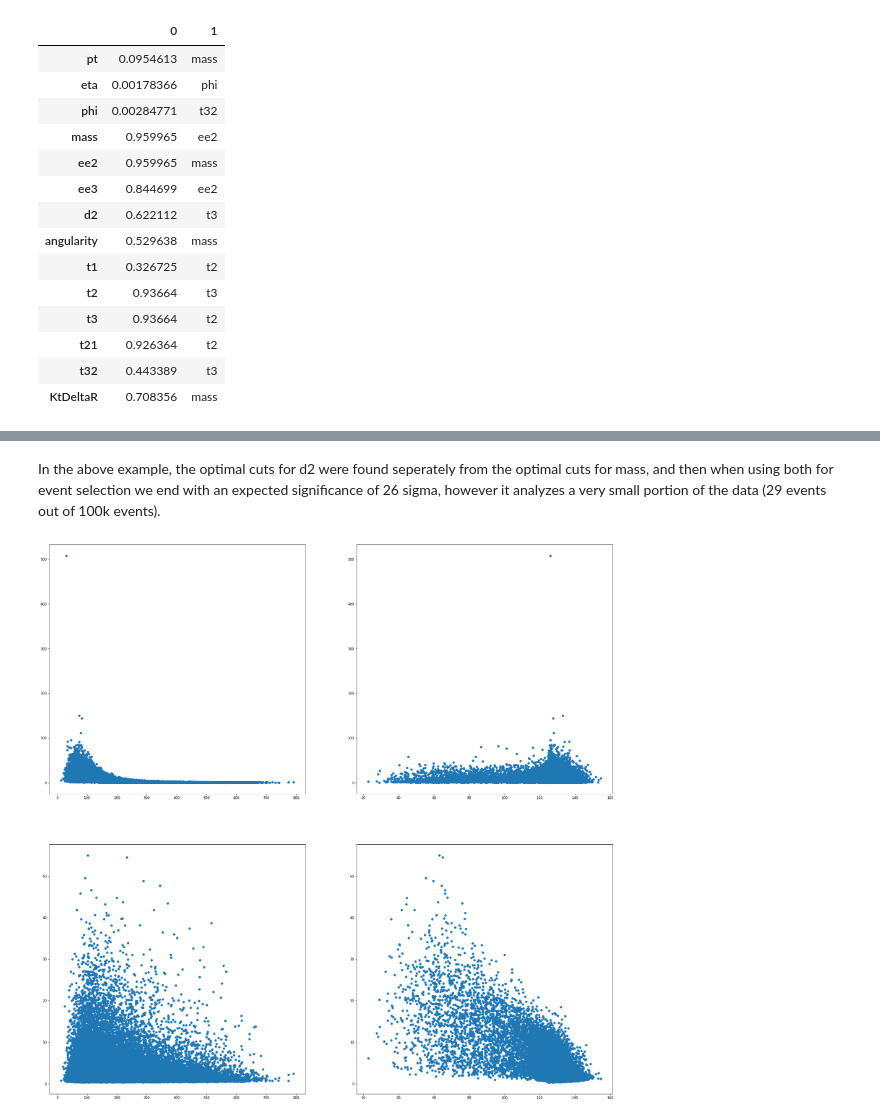
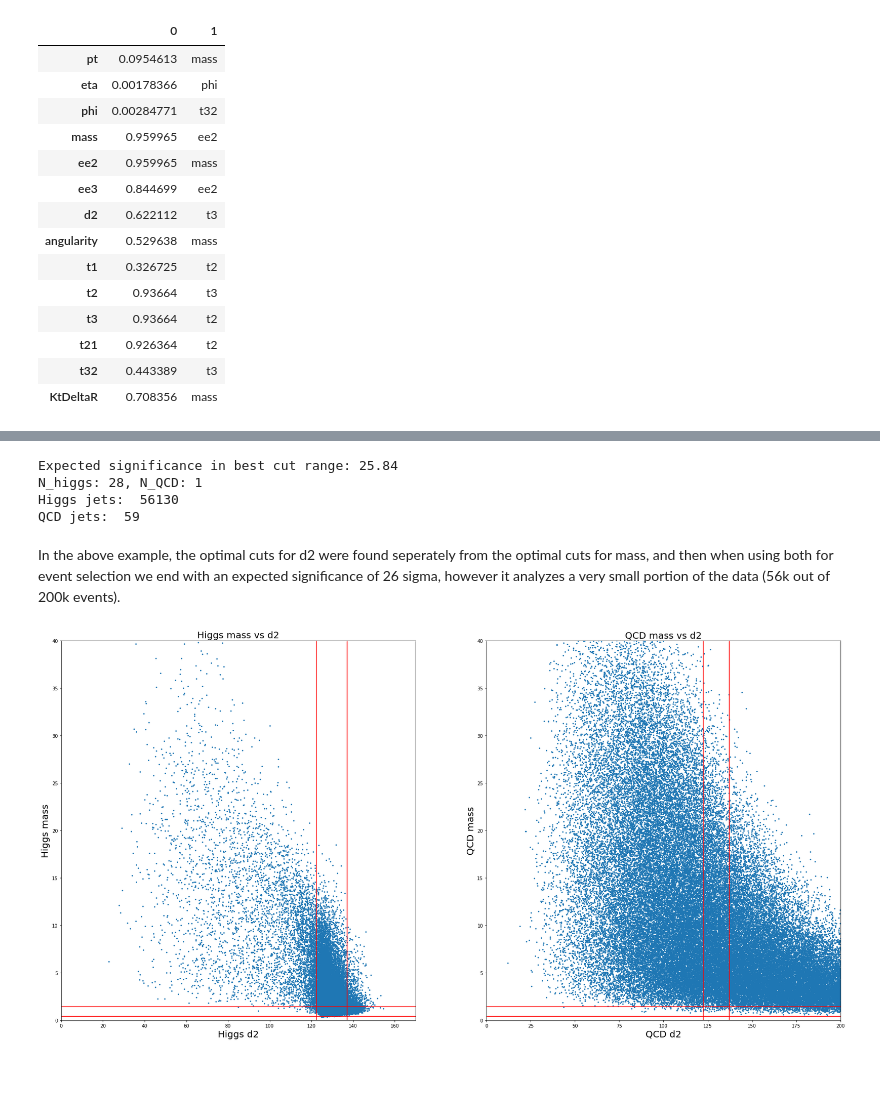
Before and after one commit to Chkoda/PHYS434, a Jupyter notebook: Lab7&8.ipynb, the cells around one changed output, grey strips where cells are left out. Drawn from its saved outputs; the diff is of its cells as text; code cells hidden in the pictures; blank space fills up the shorter version.

```diff
--- a/Lab7&8.ipynb
+++ b/Lab7&8.ipynb
@@ -123,8 +121,8 @@ print(f'Best mass cut range: ({best_cut_gt:.2f}, {best_cut_lt:.2f})')
 # %% [output]
 Best mass cut range: (122.45, 137.22)
 # %%
-N_higgs = 50*len(higgs_dict.mass[higgs_dict.mass.between(best_cut_gt,best_cut_lt)])/size
-N_qcd = 2000*len(qcd_dict.mass[qcd_dict.mass.between(best_cut_gt,best_cut_lt)])/size
+N_higgs = 50*len(higgs_dict.mass[higgs_dict.mass.between(best_cut_mass[0],best_cut_mass[1])])/size
+N_qcd = 2000*len(qcd_dict.mass[qcd_dict.mass.between(best_cut_mass[0],best_cut_mass[1])])/size
 expected_sig = N_higgs / math.sqrt(N_qcd)
 print(f'Expected significance in best mass cut range: {expected_sig:.2f}')
 # %% [output]
@@ -222,11 +213,44 @@ print(f'N_higgs: {N_higgs:.0f}, N_QCD: {N_qcd:.0f}')
+# %%
+higgs_mask = higgs_dict.d2.between(best_cut_d2[0],best_cut_d2[1]) & higgs_dict.mass.between(best_cut_mass[0], best_cut_mass[1])
+qcd_mask = qcd_dict.d2.between(best_cut_d2[0],best_cut_d2[1]) & qcd_dict.mass.between(best_cut_mass[0], best_cut_mass[1])
+N_higgs = 50*len(higgs_dict.mass[higgs_mask])/size
+N_qcd = 2000*len(qcd_dict.mass[qcd_mask])/size
+expected_sig = N_higgs / math.sqrt(N_qcd)
+print(f'Expected significance in best cut range: {expected_sig:.2f}')
+print(f'N_higgs: {N_higgs:.0f}, N_QCD: {N_qcd:.0f}')
+print('Higgs jets: ', len(higgs_dict.mass[higgs_mask]))
+print('QCD jets: ',len(qcd_dict.mass[qcd_mask]))
+# %% [output]
+Expected significance in best cut range: 25.84
+N_higgs: 28, N_QCD: 1
+Higgs jets:  56130
+QCD jets:  59
 # %% [markdown]
-In the above example, the optimal cuts for d2 were found seperately from the optimal cuts for mass, and then when using both for event selection we end with an expected significance of 26 sigma, however it analyzes a very small portion of the data (29 events out of 100k events).
+In the above example, the optimal cuts for d2 were found seperately from the optimal cuts for mass, and then when using both for event selection we end with an expected significance of 26 sigma, however it analyzes a very small portion of the data (56k out of 200k events).
-# %%
-fig, ax = plt.subplots(2, 2, figsize=(30,30))
-ax[0][0].scatter(qcd_dict.mass, qcd_dict.d2)
-ax[1][0].scatter(qcd_dict.mass, higgs_dict.d2)
-ax[0][1].scatter(higgs_dict.mass, qcd_dict.d2)
-ax[1][1].scatter(higgs_dict.mass, higgs_dict.d2)
-plt.show()
-# %% [output]
-[figure, removed]
+# %%
+fig, ax = plt.subplots(1,2,figsize=(30,15))
+ax[0].scatter(higgs_dict.mass, higgs_dict.d2, marker='.', linewidth=0.0001)
+x = np.linspace(min(qcd_dict.mass), max(qcd_dict.mass), len(qcd_dict.mass))
+ax[0].vlines(best_cut_mass[0],0,150, colors='r')
+ax[0].vlines(best_cut_mass[1],0,150, colors='r')
+ax[0].hlines(best_cut_d2[0],0,700, colors='r')
+ax[0].hlines(best_cut_d2[1],0,700, colors='r')
+ax[0].set_xlim(0,170)
+ax[0].set_ylim(0, 40)
+ax[0].set_title('Higgs mass vs d2', size=20)
+ax[0].set_ylabel('Higgs mass', fontsize=20)
+ax[0].set_xlabel('Higgs d2', fontsize=20)
+x = np.linspace(min(higgs_dict.mass), max(higgs_dict.mass), len(higgs_dict.mass))
+ax[1].scatter(qcd_dict.mass, qcd_dict.d2, marker='.', linewidth=0.0001)
+ax[1].vlines(best_cut_mass[0],0,50, colors='r')
+ax[1].vlines(best_cut_mass[1],0,50, colors='r')
+ax[1].hlines(best_cut_d2[0],0,200, colors='r')
+ax[1].hlines(best_cut_d2[1],0,200, colors='r')
+ax[1].set_xlim(0,200)
+ax[1].set_ylim(0,40)
+ax[1].set_title('QCD mass vs d2', size=20)
+ax[1].set_ylabel('QCD mass', fontsize=20)
+ax[1].set_xlabel('QCD d2', fontsize=20)
+plt.show()
+# %% [output]
+[figure, added]
```
Also changed, not shown: parts of 27 cells of this notebook, 1 other file.
